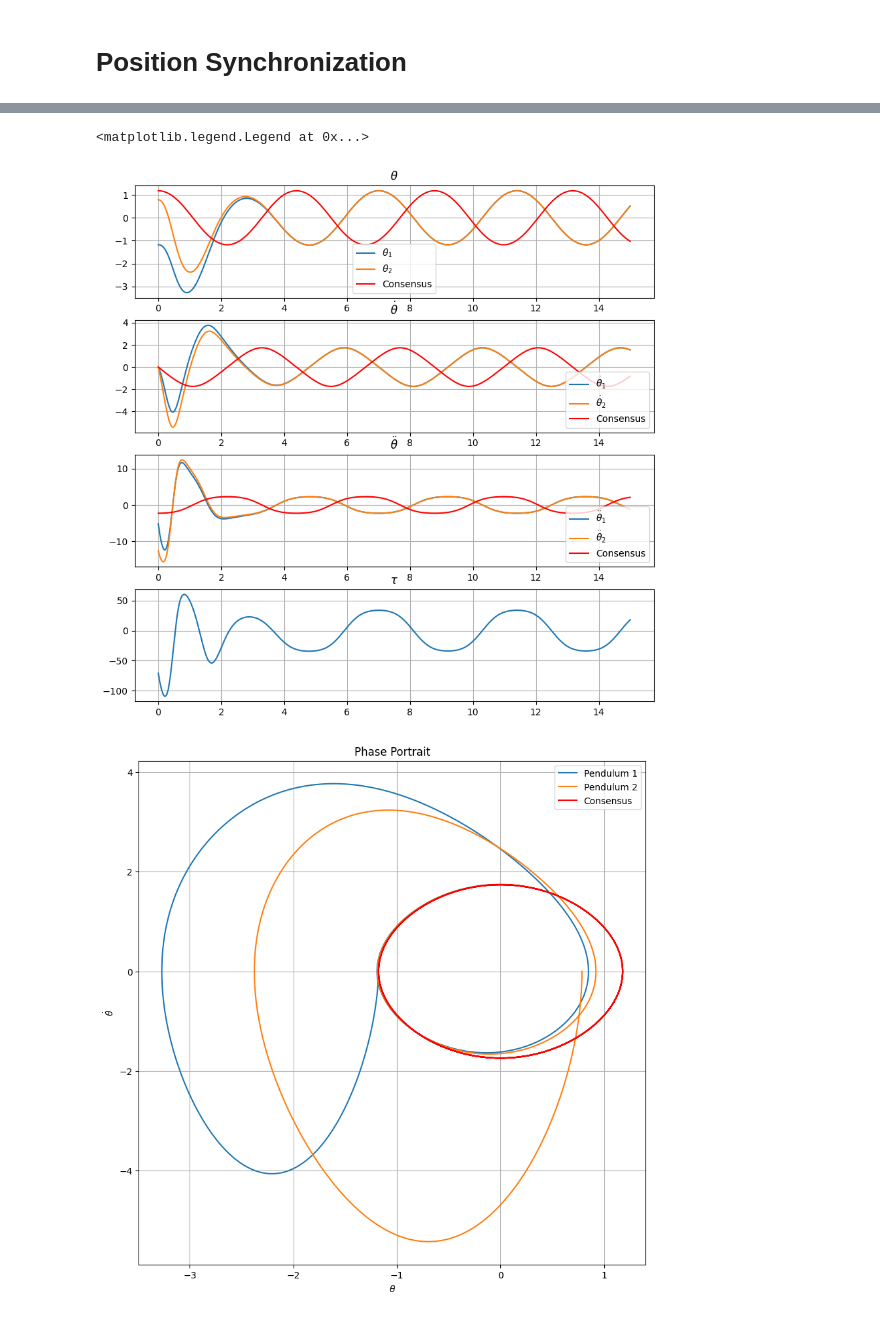
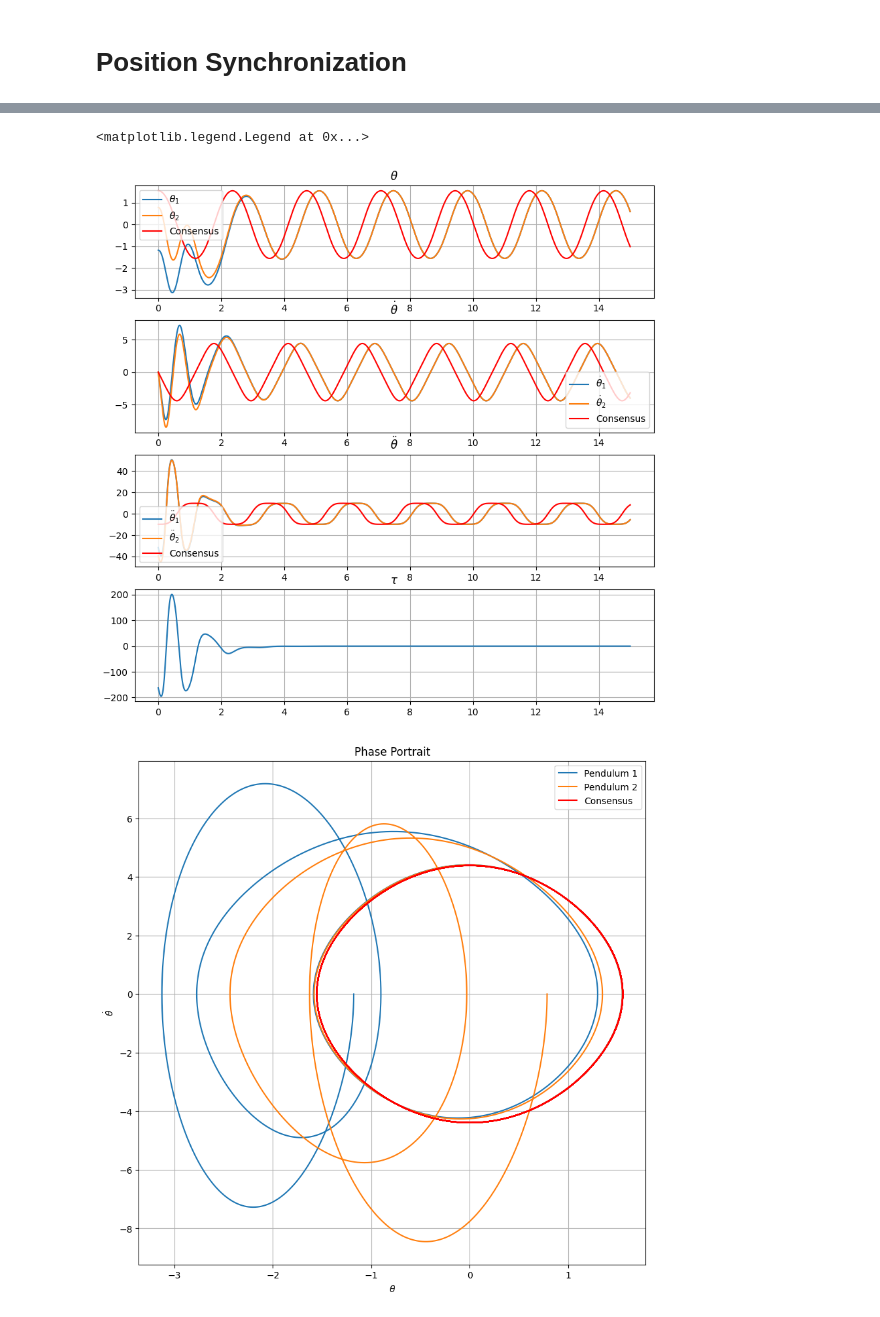
Before and after one commit to jglane/Network-Control, a Jupyter notebook: torque_control.ipynb, the cells around one changed output, grey strips where cells are left out. Saved outputs shown, nothing was run; the diff lists cells and outputs as text; code cells hidden in the pictures.

```diff
--- a/torque_control.ipynb
+++ b/torque_control.ipynb
@@ -86,10 +86,10 @@ plt.close(fig)
 # %% [markdown]
 # Position Synchronization
 # %%
-m1 = 5
-m2 = 4
+m1 = 4
+m2 = 5
 l1 = 1
-l2 = 1.5
+l2 = 1
 g = 9.81
 
 K1 = 4
@@ -125,7 +125,7 @@ def ode_c(t, y):
     x1, x2 = y
     return [x2, alpha*np.sin(x1)]
 
-iterations = 50
+iterations = 1
 E_ss = np.empty(iterations)
 #W_u = np.empty(iterations)
 W_K2 = np.empty(iterations)
@@ -161,6 +161,7 @@ for i in range(iterations):
     #print(f'K1: {K1:.2f}, K2: {K2:.2f}')
 
 # Consensus solution
+print(E_ss[-1], m1*l1-m2*l2, -E_ss[-1]/(m1*l1-m2*l2)/g)
 theta_c_0 = np.arccos(-E_ss[-1]/(m1*l1-m2*l2)/g)
 #theta_c_dot_0 = np.sqrt((E_ss[-1]+(m1*l1-m2*l2)*g)/(0.5*(m1*l1**2-m2*l2**2)))
 sol = solve_ivp(ode_c, [0, tf], [theta_c_0, 0], t_eval=t, method='DOP853', rtol=1e-10, atol=1e-10)
@@ -255,3 +257,3 @@ Error: -0.00037253659781333326
 <matplotlib.legend.Legend at 0x...>
-[figure, old version]
+[figure, new version]
-[figure, old version]
+[figure, new version]
```
Also changed, not shown: parts of 4 cells of this notebook, 2 other files.
